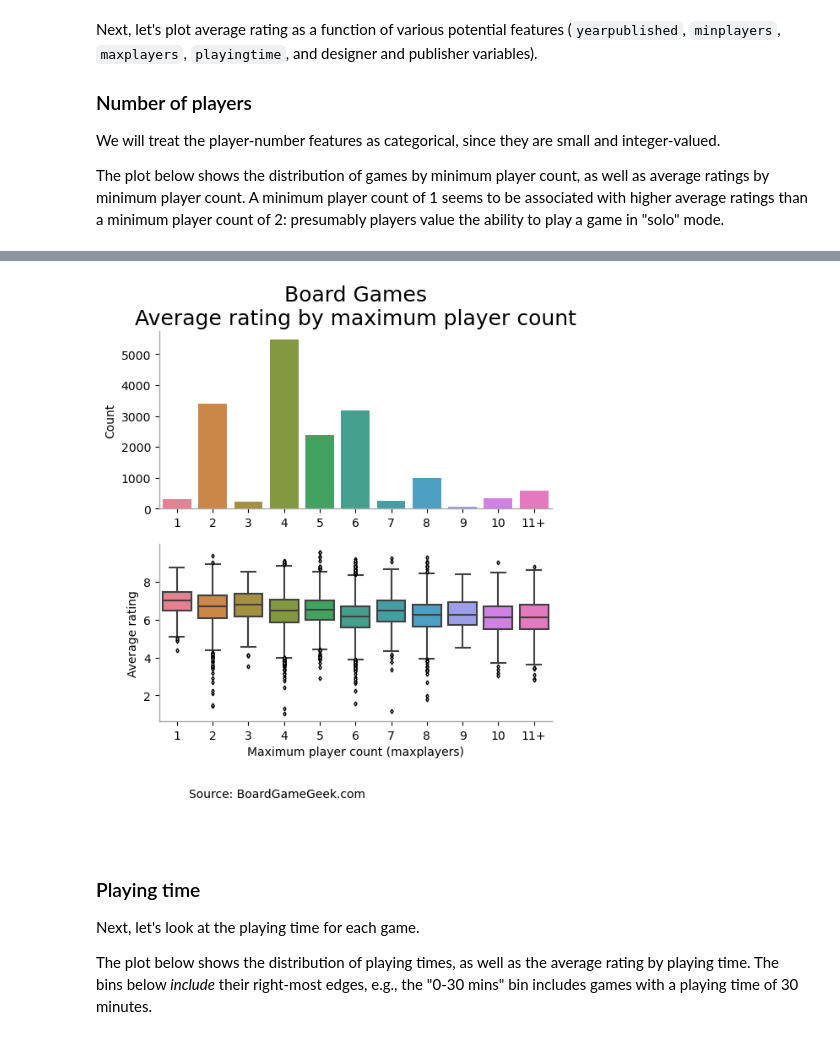
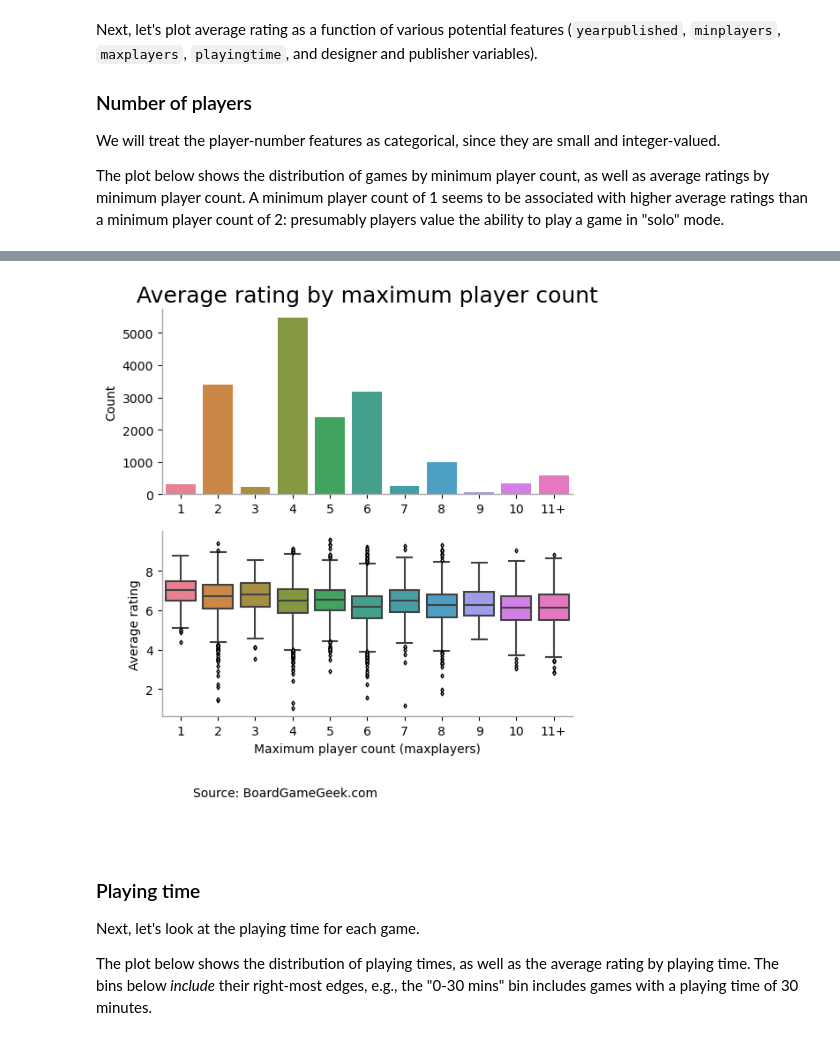
Before and after one commit to jeromematthewcelestine/tidytuesday, a Jupyter notebook: 2023-02-15-boardgames/TidyTuesday - Boardgames.ipynb, the cells around one changed output, grey strips where cells are left out. Cells and saved outputs as stored; diff of their text form; code cells hidden in the pictures.

```diff
--- a/2023-02-15-boardgames/TidyTuesday - Boardgames.ipynb
+++ b/2023-02-15-boardgames/TidyTuesday - Boardgames.ipynb
@@ -144,35 +142,35 @@ palette = sns.color_palette("husl", 11)
 with mpl.rc_context({'grid.linestyle': ':',
                     'axes.facecolor': 'white',
                     'grid.color': 'lightgray',
                     'axes.spines.bottom': True,
                      'axes.spines.left' : True,
                      'axes.spines.top' : False,
                      'axes.spines.right' : False,
                     'axes.edgecolor': 'darkgray',
                     'axes.linewidth': 1.0,
                     'axes.titlesize': 18,
                     'axes.titlecolor': 'black'}):
 
     fig, ax = plt.subplots(2, 1, figsize=(6, 6))
     ax = ax.flatten()
 
     p1 = sns.countplot(ax = ax[0], data = train_details_plot, x = "maxplayers", order = factor_order, palette = palette)
     p2 = sns.boxplot(ax = ax[1], data = train_details_plot,
                      x = "maxplayers",
                      y = "average",
                      order = factor_order,
                      palette = palette,
                     flierprops = flierprops)
-    temp = p1.set(title = "Boardgames\nAverage rating by maximum player count", xlabel = "", ylabel = "Count")
+    temp = p1.set(title = "Average rating by maximum player count", xlabel = "", ylabel = "Count")
     temp = p2.set(title = "", xlabel = "Maximum player count (maxplayers)", ylabel = "Average rating")
 
     footnote_text = f"""
         Source: BoardGameGeek.com
 
         """
     ax[1].annotate(footnote_text, xy = (0.0, -.3), xycoords = "axes fraction", ha = "left", va = "top")
 # %% [output]
-[figure, old version]
+[figure, new version]
 # %% [markdown]
 ### Playing time
 
```
Also changed, not shown: parts of 16 cells of this notebook, 9 other files.
